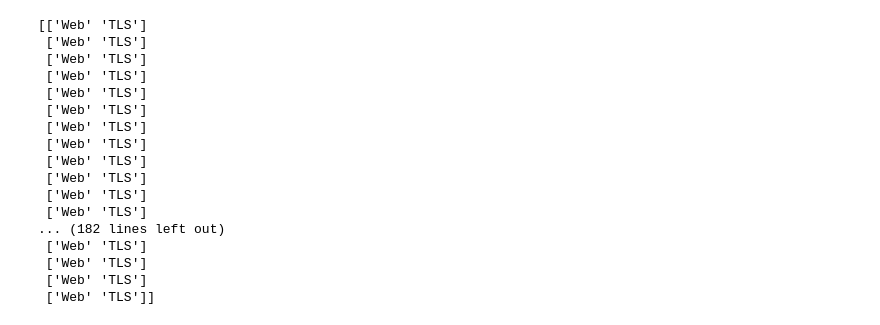
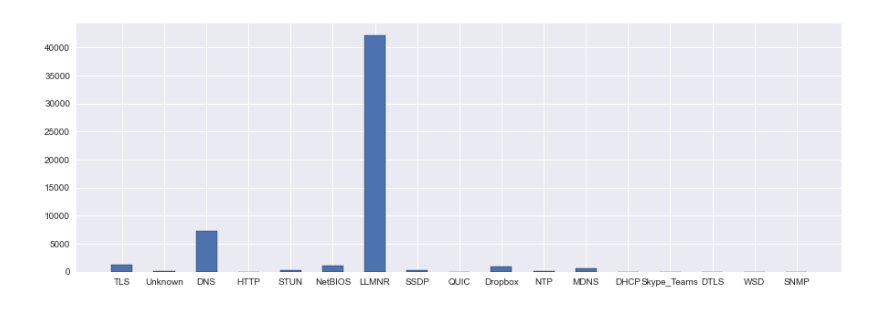
Before and after one commit to jiechengdeng/CS240-Granular-Traffic-Network-Classification, a Jupyter notebook: CS240 Project-Data Analysis.ipynb, the cells around one changed output. Saved outputs shown, nothing was run; the diff lists cells and outputs as text; code cells hidden in the pictures.

```diff
--- a/CS240 Project-Data Analysis.ipynb
+++ b/CS240 Project-Data Analysis.ipynb
@@ -28,32 +28,28 @@ print("(rows,columns):",rawData.shape)
 # %%
 # Get np array by columns
 X = rawData.iloc[:,:86].values
-Y = rawData.iloc[:,86].values.reshape((1716,1))
-
+Y = rawData.iloc[:,86].values.reshape((rawData.shape[0],1))
+m = rawData.shape[0]
 # Total length of flow in both direction
 X_total_length_flow = np.array(rawData.loc[:,['TotLen Fwd Pkts','TotLen Bwd Pkts','Category']])
 # Category and AppProtocol
 X_category_AppProtocol = np.array(rawData.loc[:,['Category','App_protocol']])
-
-print(X_category_AppProtocol[np.where(X_category_AppProtocol[:,0] == 'Web')])
+# 5 tuples (IP,Port,Protocol)
+X_five_tuples = np.array(rawData.loc[:,['Src IP','Src Port','Dst IP','Dst Port','Protocol']])
+# Src IP and Dst IP
+X_src_dst_IP = np.array(rawData.loc[:,['Src IP','Dst IP']])
+#print(X_category_AppProtocol[np.where(X_category_AppProtocol[:,0] == 'Web')])
-# %% [output]
-[['Web' 'TLS']
- ['Web' 'TLS']
- ['Web' 'TLS']
- ['Web' 'TLS']
- ['Web' 'TLS']
- ['Web' 'TLS']
- ['Web' 'TLS']
- ['Web' 'TLS']
- ['Web' 'TLS']
- ['Web' 'TLS']
- ['Web' 'TLS']
- ['Web' 'TLS']
-... (182 lines left out)
- ['Web' 'TLS']
- ['Web' 'TLS']
- ['Web' 'TLS']
- ['Web' 'TLS']]
+# %%
+# plot App_protocol
+X_AppProtocol = X_category_AppProtocol[:,1].reshape(m,1)
+X_appProtocol_labels = np.unique(X_AppProtocol)
+fig, ax = plt.subplots(figsize=(15,5))
+
+ax.hist(X_AppProtocol,rwidth=0.5,bins=np.arange(-0.5,len(X_appProtocol_labels)),edgecolor='black')
+
+plt.show()
+# %% [output]
+[figure, added]
 # %%
 # plot category
 plt.style.use('seaborn')
```
Also changed, not shown: parts of 10 cells of this notebook, 1 other file.
